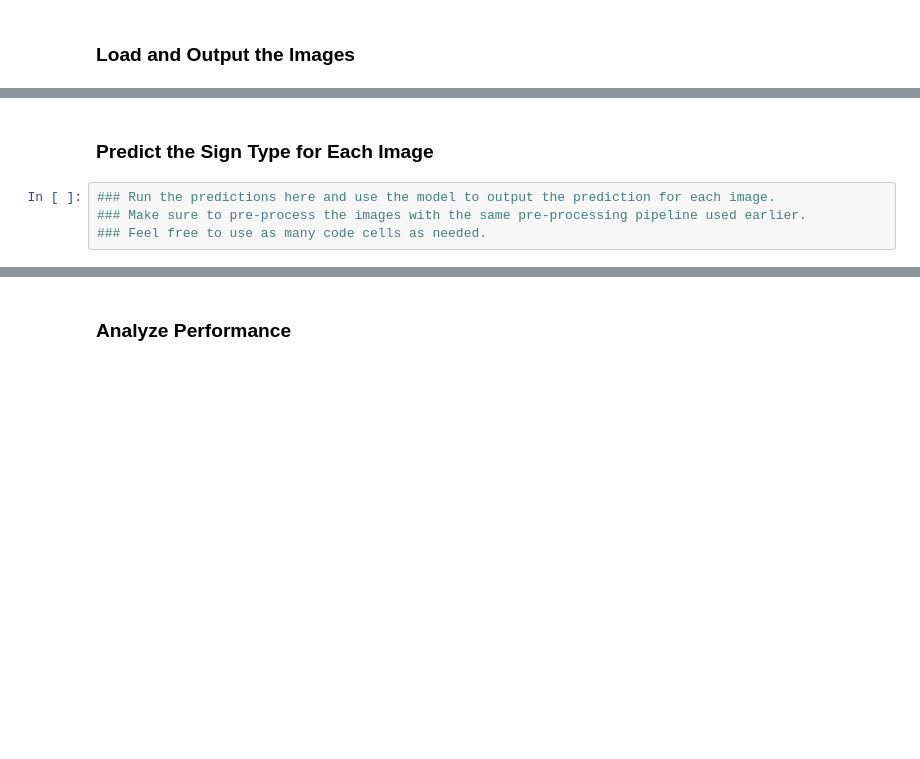
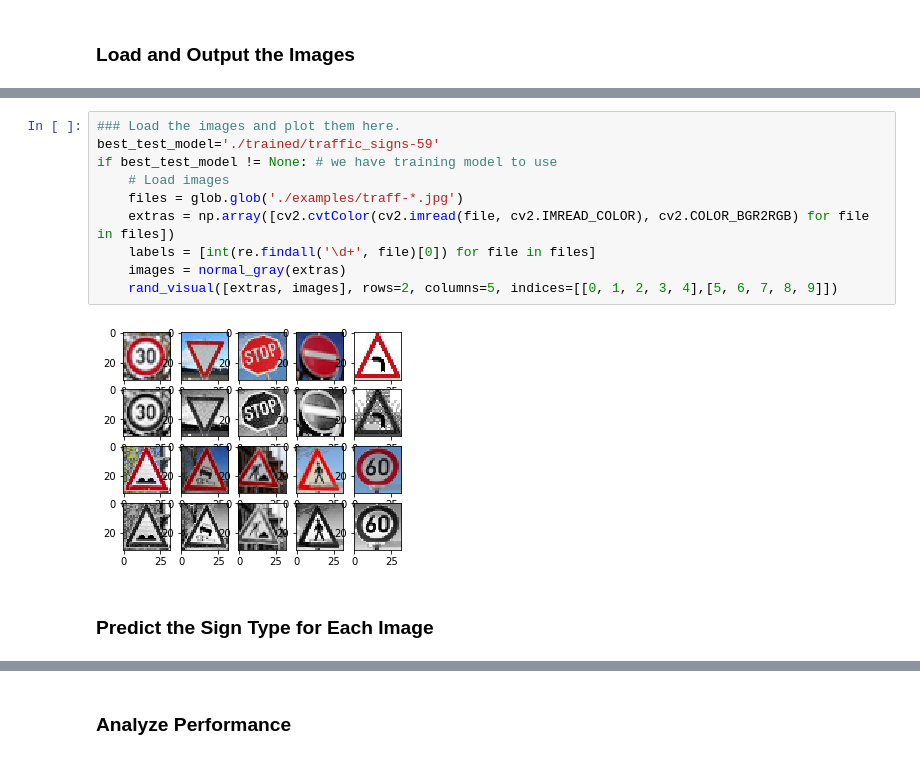
Before and after one commit to udacity/CarND-Traffic-Sign-Classifier-Project, a Jupyter notebook: xavier/Traffic_Sign_Classifier.ipynb, the cells around one changed output, grey strips where cells are left out. Saved outputs shown, nothing was run; the diff lists cells and outputs as text; blank space fills up the shorter version.

```diff
--- a/xavier/Traffic_Sign_Classifier.ipynb
+++ b/xavier/Traffic_Sign_Classifier.ipynb
@@ -634,6 +689,14 @@ Test Accuracy for 12630 samples = 0.952
+# %%
+### Load the images and plot them here.
+best_test_model='./trained/traffic_signs-59'
+if best_test_model != None: # we have training model to use
+    # Load images
+    files = glob.glob('./examples/traff-*.jpg')
+    extras = np.array([cv2.cvtColor(cv2.imread(file, cv2.IMREAD_COLOR), cv2.COLOR_BGR2RGB) for file in files])
+    labels = [int(re.findall('\d+', file)[0]) for file in files]
+    images = normal_gray(extras)
+    rand_visual([extras, images], rows=2, columns=5, indices=[[0, 1, 2, 3, 4],[5, 6, 7, 8, 9]])
+# %% [output]
+[figure, added]
 # %% [markdown]
 ### Predict the Sign Type for Each Image
-# %%
-### Run the predictions here and use the model to output the prediction for each image.
-### Make sure to pre-process the images with the same pre-processing pipeline used earlier.
-### Feel free to use as many code cells as needed.
```
Also changed, not shown: parts of 16 cells of this notebook, 19 other files.
